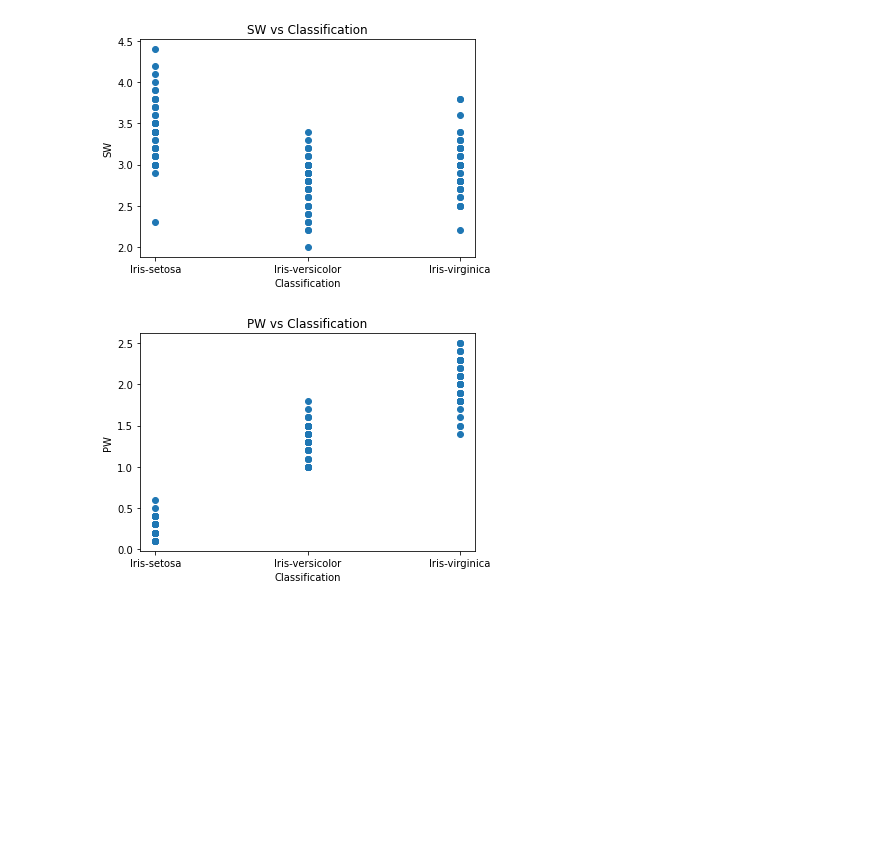
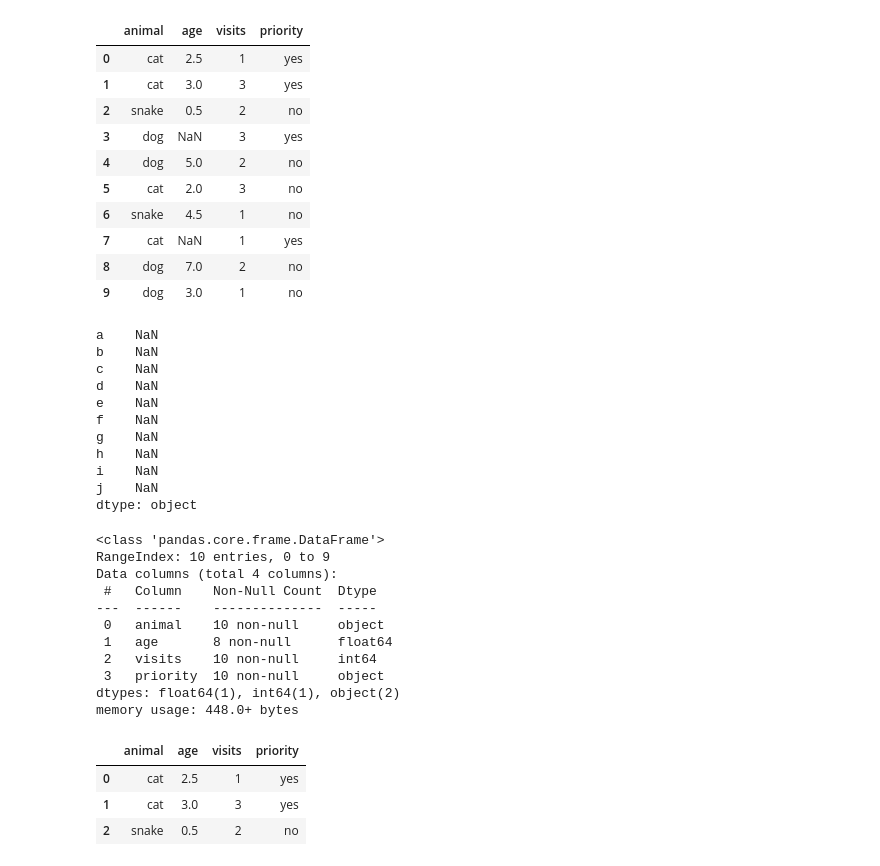
Before and after one commit to 23aswathy/paatshala, a Jupyter notebook: Aswathy_G.ipynb, the cells around one changed output. Saved outputs shown, nothing was run; the diff lists cells and outputs as text; code cells hidden in the pictures; blank space fills up the shorter version.

```diff
--- a/Aswathy_G.ipynb
+++ b/Aswathy_G.ipynb
@@ -101,18 +3,40 @@ plt.hist(dt['SW'])
-# %%
-#scatter plot
-
-plt.scatter(dt['Classification'],dt['SW'])
-plt.title('SW vs Classification')
-plt.xlabel('Classification')
-plt.ylabel('SW')
-plt.show()
-
-plt.scatter(dt['Classification'],dt['PW'])
-plt.title('PW vs Classification')
-plt.xlabel('Classification')
-plt.ylabel('PW')
-
-plt.show()
-# %% [output]
-[figure, removed]
-[figure, removed]
+# %%
+#Create a DataFrame df from this dictionary data which has the index labels.
+import pandas as pd
+import numpy as np
+data = {'animal': ['cat', 'cat', 'snake', 'dog', 'dog', 'cat', 'snake', 'cat', 'dog', 'dog'],
+        'age': [2.5, 3, 0.5, np.nan, 5, 2, 4.5, np.nan, 7, 3],
+        'visits': [1, 3, 2, 3, 2, 3, 1, 1, 2, 1],
+        'priority': ['yes', 'yes', 'no', 'yes', 'no', 'no', 'no', 'yes', 'no', 'no']}
+labels = ['a', 'b', 'c', 'd', 'e', 'f', 'g', 'h', 'i', 'j']
+df=pd.DataFrame(data)
+df
+# %% [output]
+|  | animal | age | visits | priority |
+| 0 | cat | 2.5 | 1 | yes |
+| 1 | cat | 3.0 | 3 | yes |
+| 2 | snake | 0.5 | 2 | no |
+| 3 | dog | NaN | 3 | yes |
+| 4 | dog | 5.0 | 2 | no |
+| 5 | cat | 2.0 | 3 | no |
+| 6 | snake | 4.5 | 1 | no |
+| 7 | cat | NaN | 1 | yes |
+| 8 | dog | 7.0 | 2 | no |
+| 9 | dog | 3.0 | 1 | no |
+# %%
+df1=pd.Series(data)
+labels = ['a', 'b', 'c', 'd', 'e', 'f', 'g', 'h', 'i', 'j']
+df2=pd.Series(data,index=['a', 'b', 'c', 'd', 'e', 'f', 'g', 'h', 'i', 'j'])
+df2
+# %% [output]
+a    NaN
+b    NaN
+c    NaN
+d    NaN
+e    NaN
+f    NaN
+g    NaN
+h    NaN
+i    NaN
+j    NaN
+dtype: object
@@ -118,0 +45,22 @@ plt.show()
+# %%
+df.info()
+# %% [output]
+<class 'pandas.core.frame.DataFrame'>
+RangeIndex: 10 entries, 0 to 9
+Data columns (total 4 columns):
+ #   Column    Non-Null Count  Dtype
+---  ------    --------------  -----
+ 0   animal    10 non-null     object
+ 1   age       8 non-null      float64
+ 2   visits    10 non-null     int64
+ 3   priority  10 non-null     object
+dtypes: float64(1), int64(1), object(2)
+memory usage: 448.0+ bytes
+# %%
+#3.Return the first 3 rows of the DataFrame df.
+df.head(3)
+# %% [output]
+|  | animal | age | visits | priority |
+| 0 | cat | 2.5 | 1 | yes |
+| 1 | cat | 3.0 | 3 | yes |
+| 2 | snake | 0.5 | 2 | no |
```
Also changed, not shown: parts of 39 cells of this notebook.
